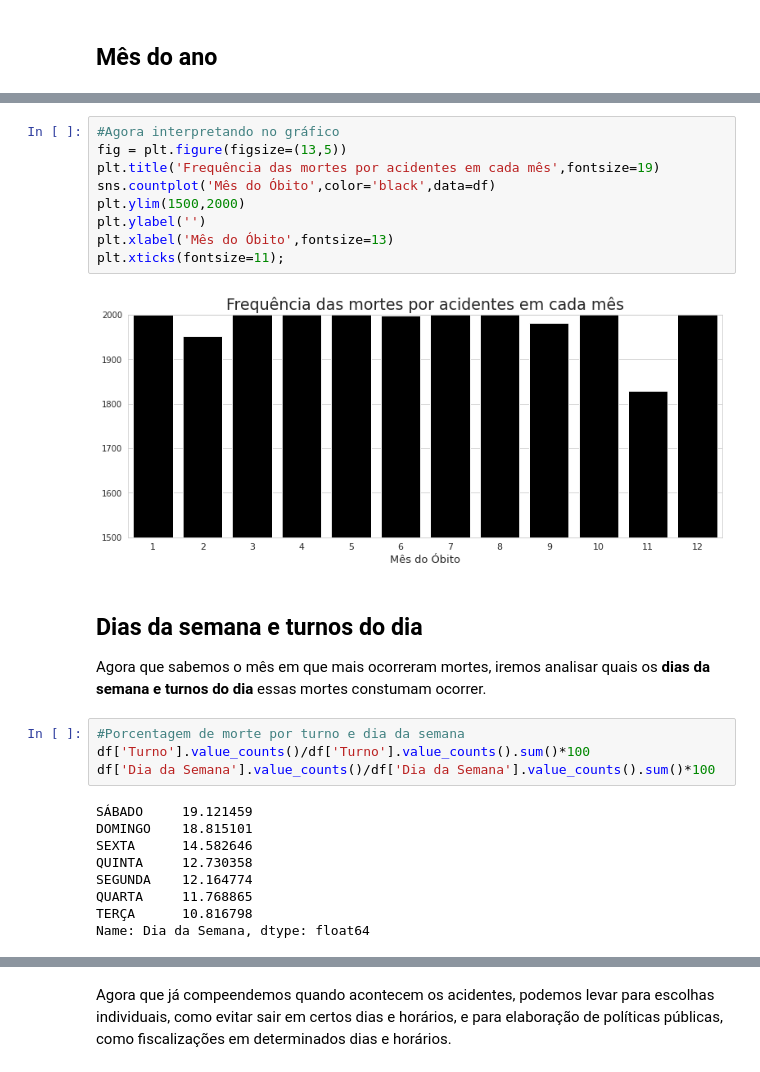
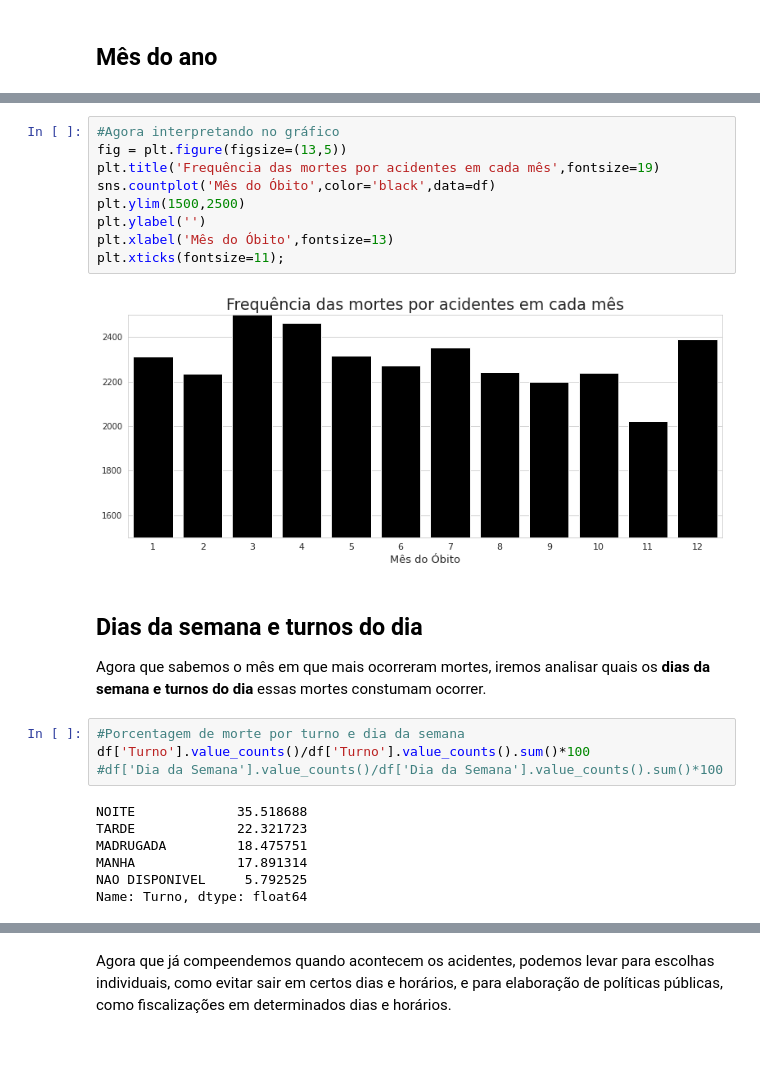
Before and after one commit to Patotricks15/Ciencia-de-dados-projetos, a Jupyter notebook: Mortes_acidentes_transito_SP(2015-2020).ipynb, the cells around one changed output, grey strips where cells are left out. Drawn from its saved outputs; the diff is of its cells as text.

```diff
--- a/Mortes_acidentes_transito_SP(2015-2020).ipynb
+++ b/Mortes_acidentes_transito_SP(2015-2020).ipynb
@@ -391,30 +406,28 @@ Name: Mês do Óbito, dtype: int64
 # %%
 #Agora interpretando no gráfico
 fig = plt.figure(figsize=(13,5))
 plt.title('Frequência das mortes por acidentes em cada mês',fontsize=19)
 sns.countplot('Mês do Óbito',color='black',data=df)
-plt.ylim(1500,2000)
+plt.ylim(1500,2500)
 plt.ylabel('')
 plt.xlabel('Mês do Óbito',fontsize=13)
 plt.xticks(fontsize=11);
 # %% [output]
-[figure, old version]
+[figure, new version]
 # %% [markdown]
 ## Dias da semana e turnos do dia
 Agora que sabemos o mês em que mais ocorreram mortes, iremos analisar quais os **dias da semana e turnos do dia** essas mortes constumam ocorrer.
 # %%
 #Porcentagem de morte por turno e dia da semana
 df['Turno'].value_counts()/df['Turno'].value_counts().sum()*100
-df['Dia da Semana'].value_counts()/df['Dia da Semana'].value_counts().sum()*100
+#df['Dia da Semana'].value_counts()/df['Dia da Semana'].value_counts().sum()*100
 # %% [output]
-SÁBADO     19.121459
-DOMINGO    18.815101
-SEXTA      14.582646
-QUINTA     12.730358
-SEGUNDA    12.164774
-QUARTA     11.768865
-TERÇA      10.816798
-Name: Dia da Semana, dtype: float64
+NOITE             35.518688
+TARDE             22.321723
+MADRUGADA         18.475751
+MANHA             17.891314
+NAO DISPONIVEL     5.792525
+Name: Turno, dtype: float64
 # %%
 
 fig = plt.figure(figsize=(12,9))
```
Also changed, not shown: parts of 25 cells of this notebook.
